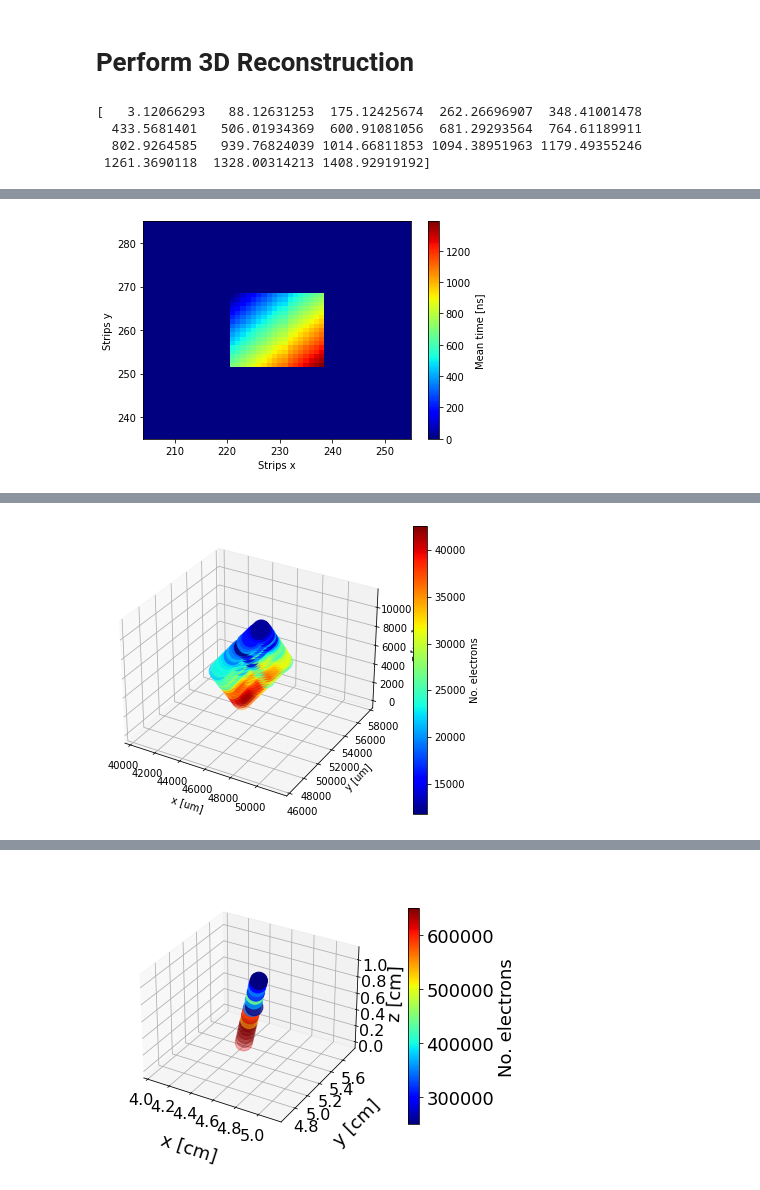
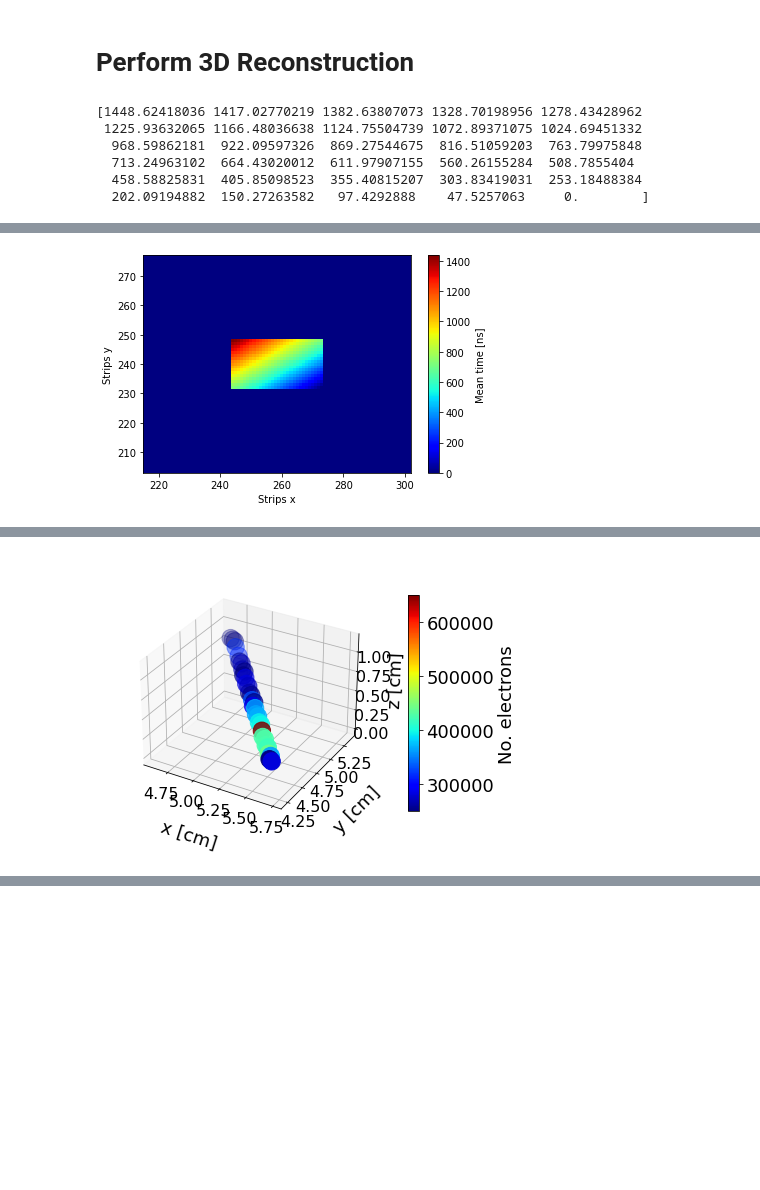
Before and after one commit to mghrear/xystripRO, a Jupyter notebook: Po210_sim.ipynb, the cells around one changed output, grey strips where cells are left out. Drawn from its saved outputs; the diff is of its cells as text; code cells hidden in the pictures; blank space fills up the shorter version.

```diff
--- a/Po210_sim.ipynb
+++ b/Po210_sim.ipynb
@@ -158,0 +147,17 @@ plot_track(track)
+# %%
+# The paramters, in order, are:
+# tracks, a dataframe with the raw track info
+# Transverse diffusion coefficent for 70% He 30% CO2 from Magboltz [cm/sqrt(cm)]
+# Longitudinal diffusion coefficent for 70% He 30% CO2 from Magboltz [cm/sqrt(cm)]
+
+def add_diff(tracks, DTrans = 0.0135, DLong = 0.0129):
+
+    tracks["diff_track"] = tracks.apply(lambda row: row.track + np.array([DTrans*np.sqrt(np.abs(row.track.T[2]))*np.random.normal(size=len(row.track)),DTrans*np.sqrt(np.abs(row.track.T[2]))*np.random.normal(size=len(row.track)),DLong*np.sqrt(np.abs(row.track.T[2]))*np.random.normal(size=len(row.track))]).T ,axis=1)
+    return tracks
+# %%
+tracks = add_diff(tracks, DTrans = 0.0135, DLong = 0.0129)
+# %%
+# Plot a Track
+index = 1
+track = tracks.iloc[index]["diff_track"]
+plot_track(track)
@@ -360,7 +337,7 @@ sigma = T_off.iloc[0]["Sigma"]
 n_sigma = 3
 
 # Look at a single event after the cut
-test_event = tracks.iloc[11]
+test_event = tracks.iloc[4]
 # Make a TrackTools object for the event
 dsp = stripROtools.TrackTools(event = test_event, Mult_factor = 1.0, gain_x=9, gain_y=4.5, v_drift=8.0)
 
@@ -372,10 +349,11 @@ dsp.Strip2DView(fullview = False)
 dsp.Strip2DView_times(fullview = False)
 
 # Plot 3D displays
-dsp.Reconst3D_v0()
-x,y,z,c = dsp.Reconst3D_v1( mu = mu, sigma = sigma , n_sigma = n_sigma,save_name = "sim_alpha")
+x,y,z,c = dsp.Reconst3D_v1( mu = mu, sigma = sigma , n_sigma = n_sigma)
 # %% [output]
-[   3.12066293   88.12631253  175.12425674  262.26696907  348.41001478
-  433.5681401   506.01934369  600.91081056  681.29293564  764.61189911
-  802.9264585   939.76824039 1014.66811853 1094.38951963 1179.49355246
- 1261.3690118  1328.00314213 1408.92919192]
+[1448.62418036 1417.02770219 1382.63807073 1328.70198956 1278.43428962
+ 1225.93632065 1166.48036638 1124.75504739 1072.89371075 1024.69451332
+  968.59862181  922.09597326  869.27544675  816.51059203  763.79975848
+  713.24963102  664.43020012  611.97907155  560.26155284  508.7855404
+  458.58825831  405.85098523  355.40815207  303.83419031  253.18488384
+  202.09194882  150.27263582   97.4292888    47.5257063     0.        ]
@@ -384 +362 @@ x,y,z,c = dsp.Reconst3D_v1( mu = mu, sigma = sigma , n_sigma = n_sigma,save_name
-[figure, old version]
+[figure, new version]
@@ -385 +364 @@ x,y,z,c = dsp.Reconst3D_v1( mu = mu, sigma = sigma , n_sigma = n_sigma,save_name
-[figure, old version]
+[figure, new version]
@@ -387 +364,0 @@ Warning: Unmatched hits. Performing time-weighted spread
-[figure, removed]
```
Also changed, not shown: parts of 25 cells of this notebook, 6 other files.
